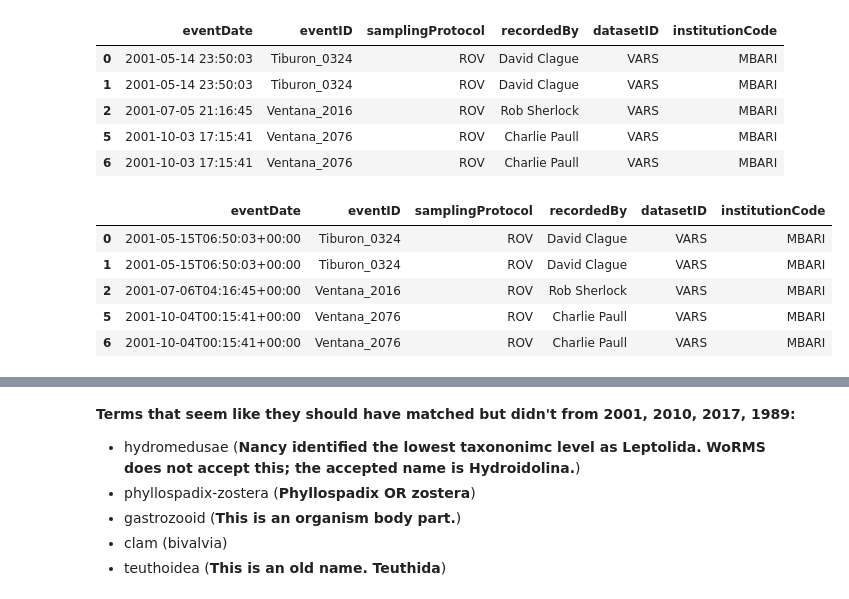
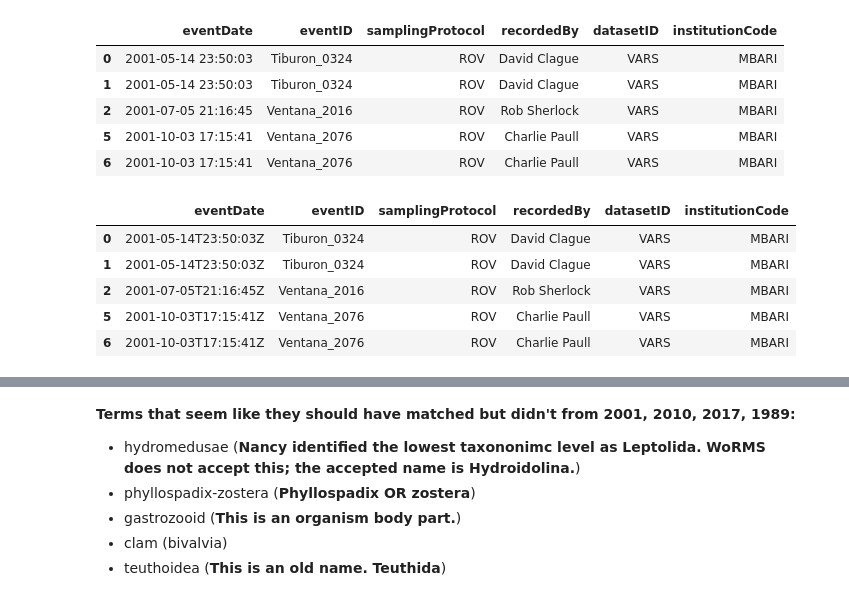
Before and after one commit to CeNCOOS/VARS, a Jupyter notebook: VARS_2001_conversion.ipynb, the cells around one changed output, grey strips where cells are left out. Drawn from its saved outputs; the diff is of its cells as text; code cells hidden in the pictures.

```diff
--- a/VARS_2001_conversion.ipynb
+++ b/VARS_2001_conversion.ipynb
@@ -253,0 +256,5 @@ converted.head()
+# %%
+## Ensure samplingProtocol is always ROV
+
+converted['samplingProtocol'] = 'ROV'
+converted.head()
@@ -284,35 +298,35 @@ converted.head()
 # %%
 ## Format eventDate
 
 formatted = []
 
 for dt in converted['eventDate']:
 
     # Convert string to datetime
     try:
         dt = datetime.strptime(dt, '%Y-%m-%d %H:%M:%S.%f') # some datetimes have milliseconds
     except ValueError:
         dt = datetime.strptime(dt, '%Y-%m-%d %H:%M:%S')
 
     # Assign UTC timezone
-    utc = pytz.UTC
-    dt = dt.astimezone(utc)
+#     utc = pytz.UTC
+#     dt = dt.astimezone(utc)
 
     # Put in ISO format string
     dt = dt.isoformat()
 
     # Save in list
-    formatted.append(dt)
+    formatted.append(dt + 'Z')
 
 converted['eventDate'] = formatted
 converted.head()
 # %% [output]
 |  | eventDate | eventID | samplingProtocol | recordedBy | datasetID | institutionCode |
-| 0 | 2001-05-15T06:50:03+00:00 | Tiburon_0324 | ROV | David Clague | VARS | MBARI |
-| 1 | 2001-05-15T06:50:03+00:00 | Tiburon_0324 | ROV | David Clague | VARS | MBARI |
-| 2 | 2001-07-06T04:16:45+00:00 | Ventana_2016 | ROV | Rob Sherlock | VARS | MBARI |
-| 5 | 2001-10-04T00:15:41+00:00 | Ventana_2076 | ROV | Charlie Paull | VARS | MBARI |
-| 6 | 2001-10-04T00:15:41+00:00 | Ventana_2076 | ROV | Charlie Paull | VARS | MBARI |
+| 0 | 2001-05-14T23:50:03Z | Tiburon_0324 | ROV | David Clague | VARS | MBARI |
+| 1 | 2001-05-14T23:50:03Z | Tiburon_0324 | ROV | David Clague | VARS | MBARI |
+| 2 | 2001-07-05T21:16:45Z | Ventana_2016 | ROV | Rob Sherlock | VARS | MBARI |
+| 5 | 2001-10-03T17:15:41Z | Ventana_2076 | ROV | Charlie Paull | VARS | MBARI |
+| 6 | 2001-10-03T17:15:41Z | Ventana_2076 | ROV | Charlie Paull | VARS | MBARI |
 # %%
 ## Add in occurrence-related columns from data, renaming as needed
 
```
Also changed, not shown: parts of 14 cells of this notebook.
